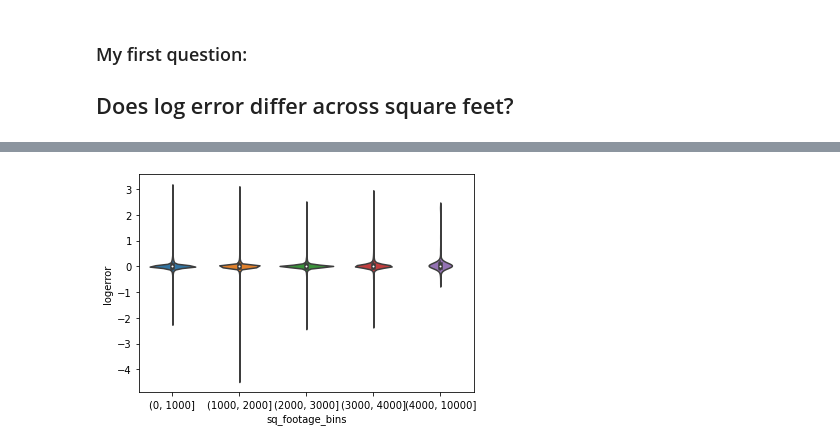
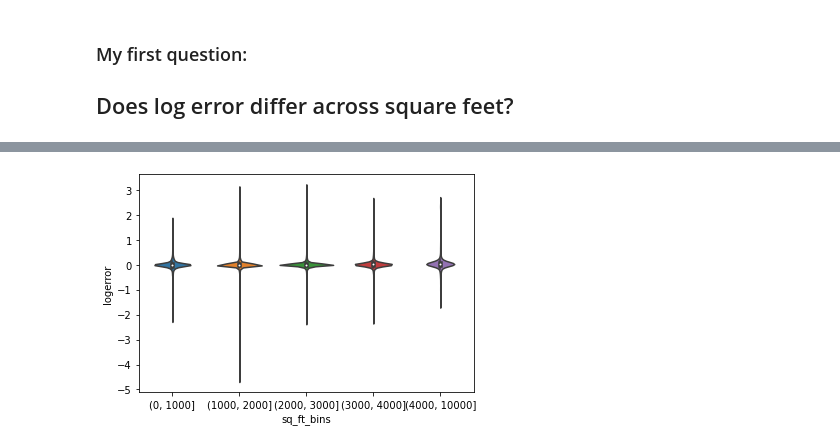
Before and after one commit to The-Sorceress-and-the-Barbarian/Zillow-Clusterfication, a Jupyter notebook: Individual Works/jos-zillow-workbook.ipynb, the cells around one changed output, grey strips where cells are left out. Cells and saved outputs as stored; diff of their text form; code cells hidden in the pictures.

```diff
--- a/Individual Works/jos-zillow-workbook.ipynb
+++ b/Individual Works/jos-zillow-workbook.ipynb
@@ -195,6 +161,6 @@ Name: buildingqualitytypeid, dtype: int64
 # %%
 # Before exploring data further, we'll need to split data into train, validate and test,
-# so that we only explore on train.
-train, validate, test = wrangle.train_validate_test_split(df)
+# so that we only explore on train. The data was split with 'wrangle.wrangle_zillow()'
+wrangle.wrangle_zillow()
 train.shape, validate.shape, test.shape
 # %% [output]
@@ -227,6 +211,6 @@ df.sq_footage_bins.value_counts().plot.barh(title='Distribution of sq_footage_bi
 # %%
 # Let's look at how log error compares across square footage by bins
 # It doesn't look like there's much difference
-sns.violinplot(data=train, y='logerror', x='sq_footage_bins');
+sns.violinplot(data=train, y='logerror', x='sq_ft_bins');
 # %% [output]
-[figure, old version]
+[figure, new version]
```
Also changed, not shown: parts of 40 cells of this notebook, 1 other file.
